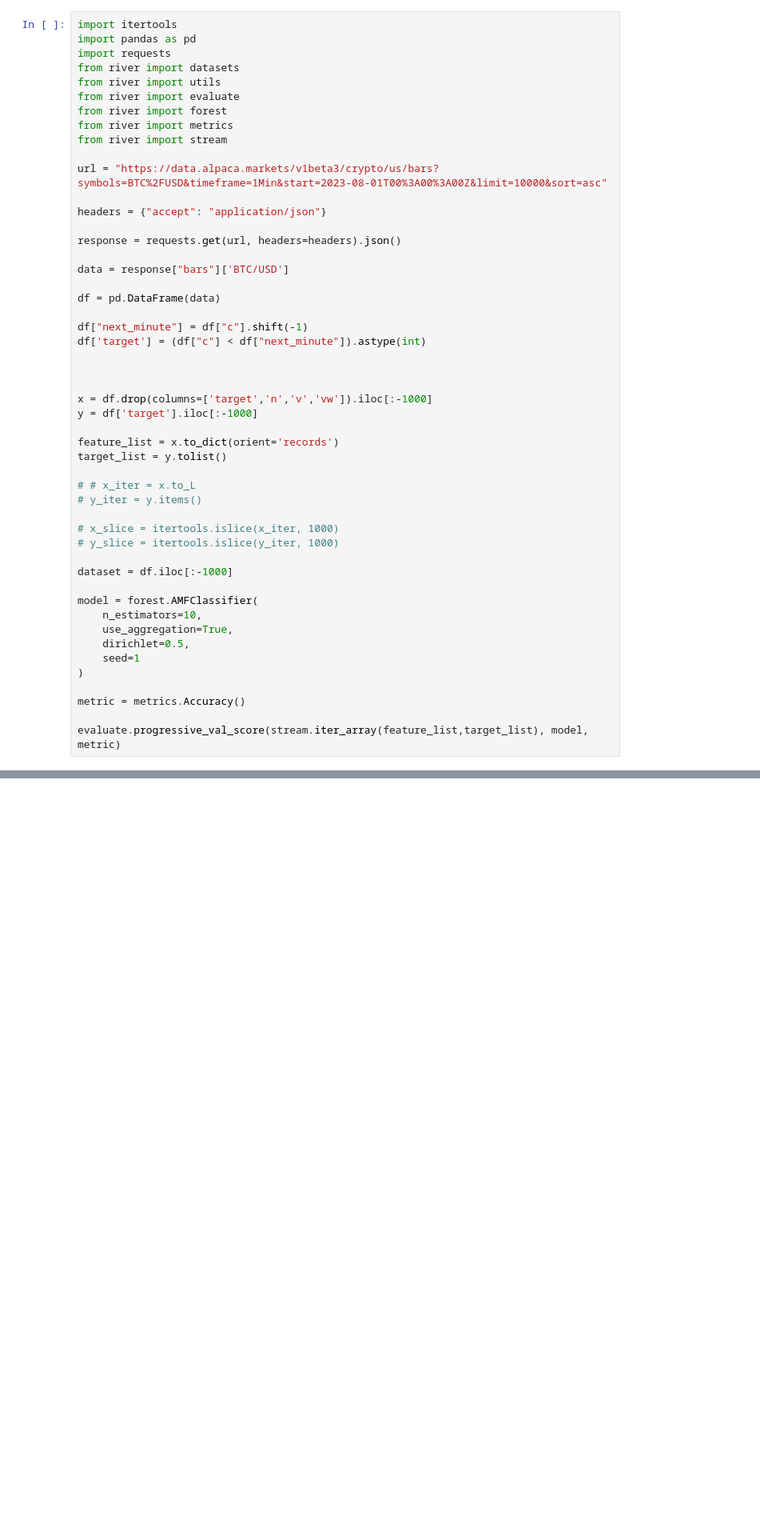
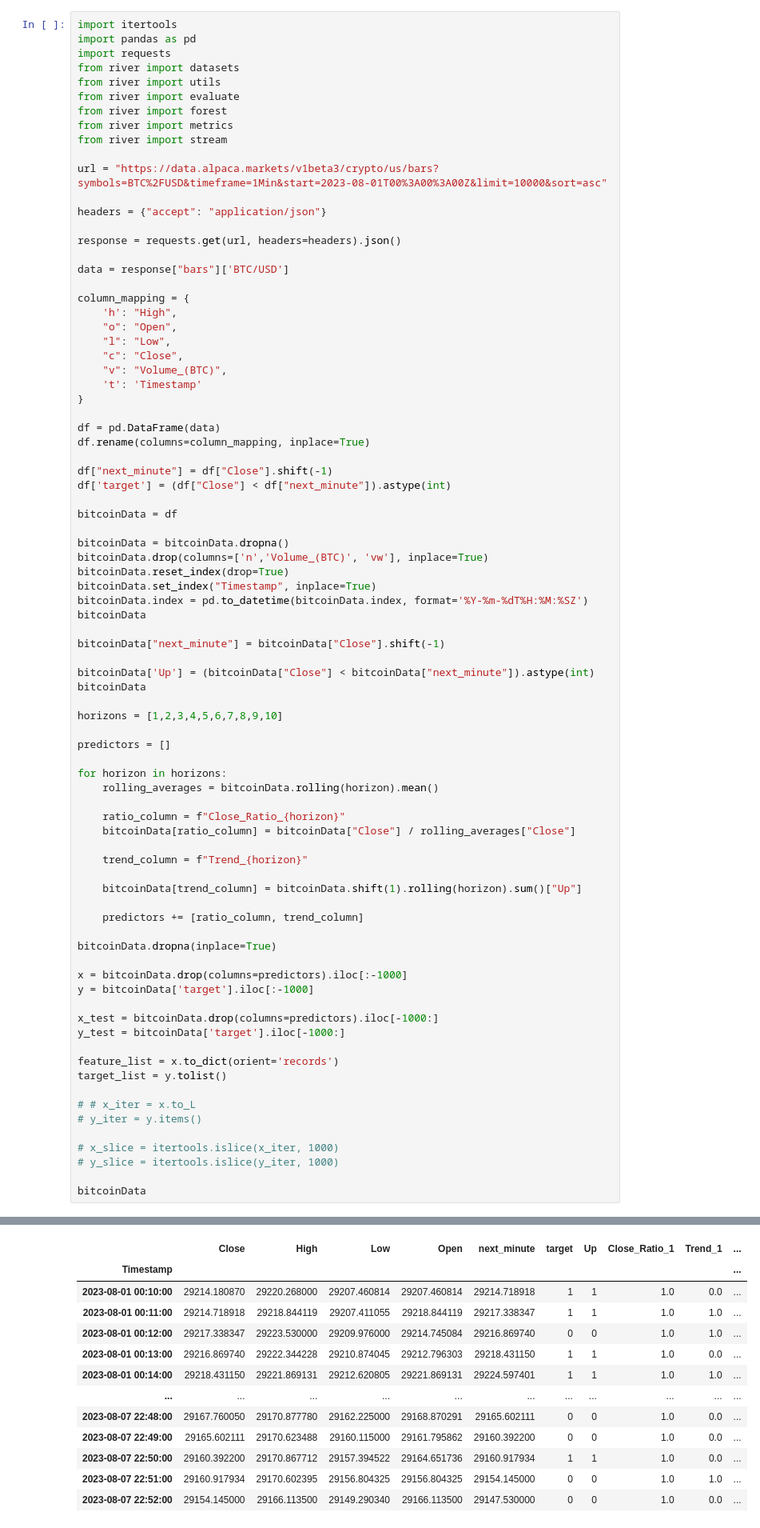
Before and after one commit to dallindooks/bittybot, a Jupyter notebook: river_model_training.ipynb, the cells around one changed output, grey strips where cells are left out. Shown at 80% size. Saved outputs shown, nothing was run; the diff lists cells and outputs as text; blank space fills up the shorter version.

Commit message:
updated model, need to change getBTC

```diff
--- a/river_model_training.ipynb
+++ b/river_model_training.ipynb
@@ -17,15 +17,58 @@ response = requests.get(url, headers=headers).json()
 
 data = response["bars"]['BTC/USD']
 
+column_mapping = {
+    'h': "High",
+    "o": "Open",
+    "l": "Low",
+    "c": "Close",
+    "v": "Volume_(BTC)",
+    't': 'Timestamp'
+}
+
 df = pd.DataFrame(data)
+df.rename(columns=column_mapping, inplace=True)
 
-df["next_minute"] = df["c"].shift(-1)
-df['target'] = (df["c"] < df["next_minute"]).astype(int)
+df["next_minute"] = df["Close"].shift(-1)
+df['target'] = (df["Close"] < df["next_minute"]).astype(int)
 
+bitcoinData = df
 
+bitcoinData = bitcoinData.dropna()
+bitcoinData.drop(columns=['n','Volume_(BTC)', 'vw'], inplace=True)
+bitcoinData.reset_index(drop=True)
+bitcoinData.set_index("Timestamp", inplace=True)
+bitcoinData.index = pd.to_datetime(bitcoinData.index, format='%Y-%m-%dT%H:%M:%SZ')
+bitcoinData
 
-x = df.drop(columns=['target','n','v','vw']).iloc[:-1000]
-y = df['target'].iloc[:-1000]
+bitcoinData["next_minute"] = bitcoinData["Close"].shift(-1)
+
+bitcoinData['Up'] = (bitcoinData["Close"] < bitcoinData["next_minute"]).astype(int)
+bitcoinData
+
+horizons = [1,2,3,4,5,6,7,8,9,10]
+
+predictors = []
+
+for horizon in horizons:
+    rolling_averages = bitcoinData.rolling(horizon).mean()
+
+    ratio_column = f"Close_Ratio_{horizon}"
+    bitcoinData[ratio_column] = bitcoinData["Close"] / rolling_averages["Close"]
+
+    trend_column = f"Trend_{horizon}"
+
+    bitcoinData[trend_column] = bitcoinData.shift(1).rolling(horizon).sum()["Up"]
+
+    predictors += [ratio_column, trend_column]
+
+bitcoinData.dropna(inplace=True)
+
+x = bitcoinData.drop(columns=predictors).iloc[:-1000]
+y = bitcoinData['target'].iloc[:-1000]
+
+x_test = bitcoinData.drop(columns=predictors).iloc[-1000:]
+y_test = bitcoinData['target'].iloc[-1000:]
 
 feature_list = x.to_dict(orient='records')
 target_list = y.tolist()
@@ -36,16 +79,5 @@ target_list = y.tolist()
 # x_slice = itertools.islice(x_iter, 1000)
 # y_slice = itertools.islice(y_iter, 1000)
 
-dataset = df.iloc[:-1000]
-
-model = forest.AMFClassifier(
-    n_estimators=10,
-    use_aggregation=True,
-    dirichlet=0.5,
-    seed=1
-)
-
-metric = metrics.Accuracy()
-
-evaluate.progressive_val_score(stream.iter_array(feature_list,target_list), model, metric)
+bitcoinData
 # %% [output]
@@ -52,0 +101,13 @@ Accuracy: 49.51%
+|  | Close | High | Low | Open | next_minute | target | Up | Close_Ratio_1 | Trend_1 | ... |
+| Timestamp |  |  |  |  |  |  |  |  |  | ... |
+| 2023-08-01 00:10:00 | 29214.180870 | 29220.268000 | 29207.460814 | 29207.460814 | 29214.718918 | 1 | 1 | 1.0 | 0.0 | ... |
+| 2023-08-01 00:11:00 | 29214.718918 | 29218.844119 | 29207.411055 | 29218.844119 | 29217.338347 | 1 | 1 | 1.0 | 1.0 | ... |
+| 2023-08-01 00:12:00 | 29217.338347 | 29223.530000 | 29209.976000 | 29214.745084 | 29216.869740 | 0 | 0 | 1.0 | 1.0 | ... |
+| 2023-08-01 00:13:00 | 29216.869740 | 29222.344228 | 29210.874045 | 29212.796303 | 29218.431150 | 1 | 1 | 1.0 | 0.0 | ... |
+| 2023-08-01 00:14:00 | 29218.431150 | 29221.869131 | 29212.620805 | 29221.869131 | 29224.597401 | 1 | 1 | 1.0 | 1.0 | ... |
+| ... | ... | ... | ... | ... | ... | ... | ... | ... | ... | ... |
+| 2023-08-07 22:48:00 | 29167.760050 | 29170.877780 | 29162.225000 | 29168.870291 | 29165.602111 | 0 | 0 | 1.0 | 0.0 | ... |
+| 2023-08-07 22:49:00 | 29165.602111 | 29170.623488 | 29160.115000 | 29161.795862 | 29160.392200 | 0 | 0 | 1.0 | 0.0 | ... |
+| 2023-08-07 22:50:00 | 29160.392200 | 29170.867712 | 29157.394522 | 29164.651736 | 29160.917934 | 1 | 1 | 1.0 | 0.0 | ... |
+| 2023-08-07 22:51:00 | 29160.917934 | 29170.602395 | 29156.804325 | 29156.804325 | 29154.145000 | 0 | 0 | 1.0 | 1.0 | ... |
+| 2023-08-07 22:52:00 | 29154.145000 | 29166.113500 | 29149.290340 | 29166.113500 | 29147.530000 | 0 | 0 | 1.0 | 0.0 | ... |
```
Also changed, not shown: parts of 12 cells of this notebook, 3 other files.
